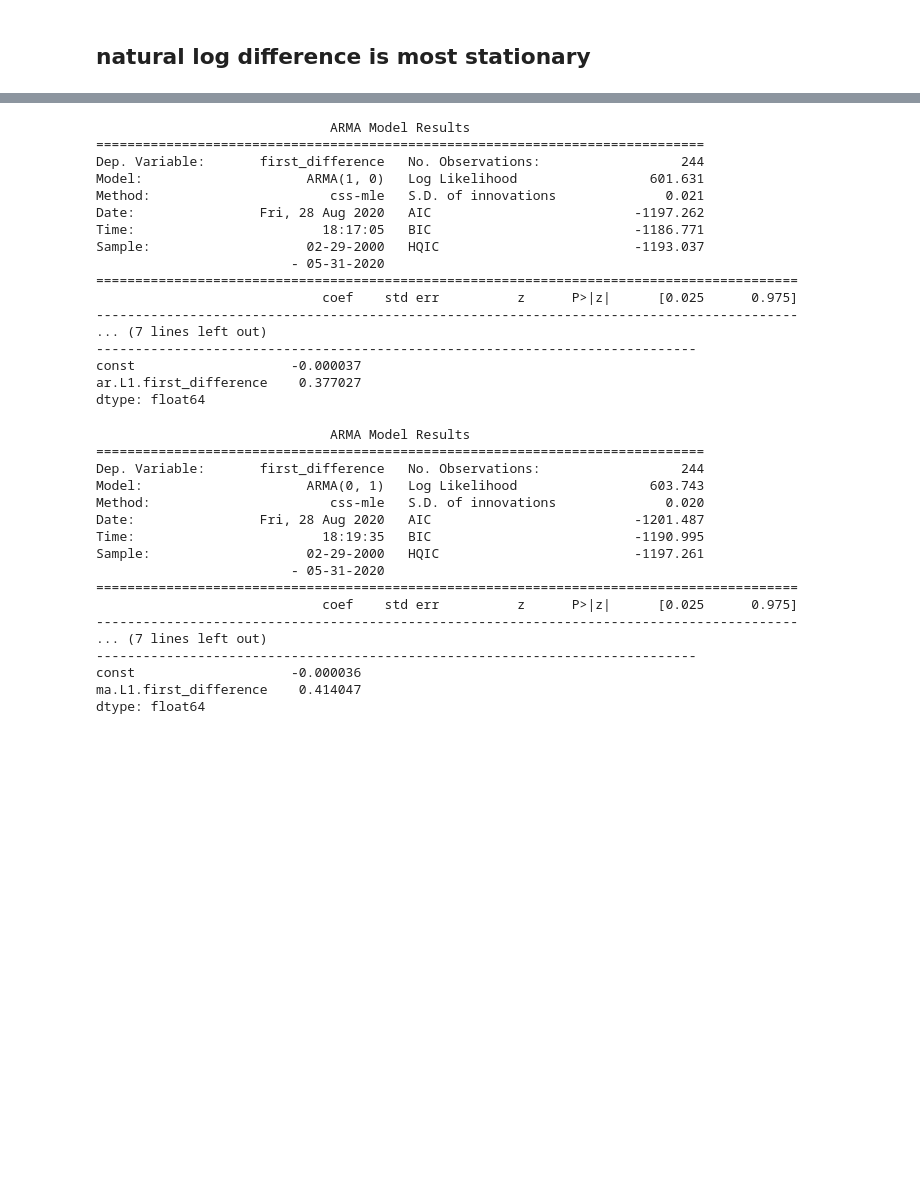
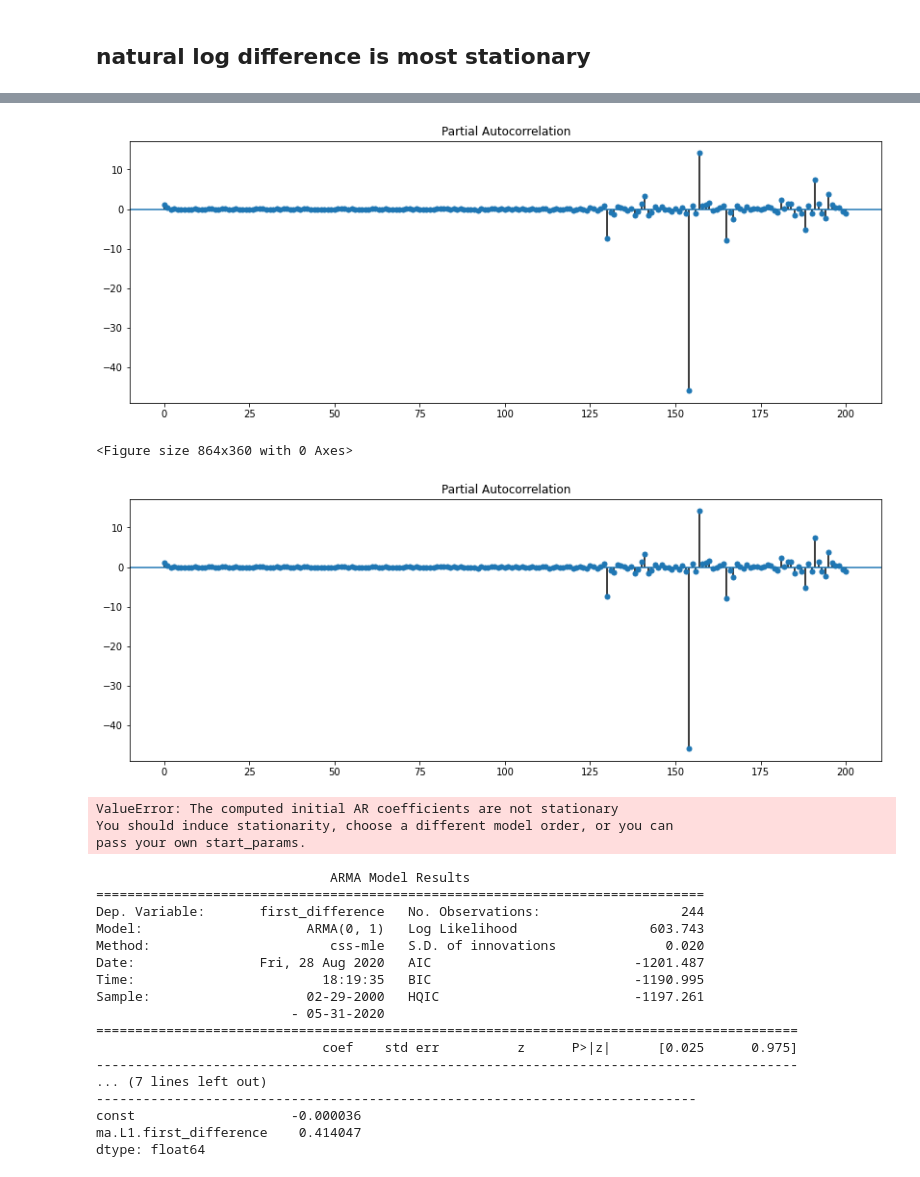
Before and after one commit to marmistead91/Foreign-Exchange-Rates-Time-Series, a Jupyter notebook: Time Series.ipynb, the cells around one changed output, grey strips where cells are left out. Drawn from its saved outputs; the diff is of its cells as text; code cells hidden in the pictures; blank space fills up the shorter version.

Commit message:
fine tuning model

```diff
--- a/Time Series.ipynb
+++ b/Time Series.ipynb
@@ -598,9 +600,18 @@ Freq: M, Name: first_difference, Length: 244, dtype: float64
+# %%
+from statsmodels.graphics.tsaplots import plot_pacf
+
+plt.figure(figsize=(12,5))
+plot_pacf(month_aus.first_difference.dropna(), lags=200)
+# %% [output]
+[figure, added]
+<Figure size 864x360 with 0 Axes>
+[figure, added]
 # %%
 from statsmodels.tsa.arima_model import ARMA
 import statsmodels.api as sm
 
 # Fit an MA(1) model to the first simulated data
-mod_arma = ARMA(month_aus.first_difference.dropna(inplace=False), order=(1,0))
+mod_arma = ARMA(month_aus.first_difference.dropna(inplace=False), order=(220,0))
 res_arma = mod_arma.fit()
 
 # Print out summary information on the fit
@@ -609,23 +620,9 @@ print(res_arma.summary())
 # Print out the estimate for the constant and for theta
 print(res_arma.params)
 # %% [output]
-                              ARMA Model Results
-==============================================================================
-Dep. Variable:       first_difference   No. Observations:                  244
-Model:                     ARMA(1, 0)   Log Likelihood                 601.631
-Method:                       css-mle   S.D. of innovations              0.021
-Date:                Fri, 28 Aug 2020   AIC                          -1197.262
-Time:                        18:17:05   BIC                          -1186.771
-Sample:                    02-29-2000   HQIC                         -1193.037
-                         - 05-31-2020
-==========================================================================================
-                             coef    std err          z      P>|z|      [0.025      0.975]
-------------------------------------------------------------------------------------------
-... (7 lines left out)
------------------------------------------------------------------------------
-const                    -0.000037
-ar.L1.first_difference    0.377027
-dtype: float64
+ValueError: The computed initial AR coefficients are not stationary
+You should induce stationarity, choose a different model order, or you can
+pass your own start_params.
 # %%
 # Fit an MA(1) model to the first simulated data
 mod_arma = ARMA(month_aus.first_difference.dropna(inplace=False), order=(0,1))
```
Also changed, not shown: parts of 3 cells of this notebook.
